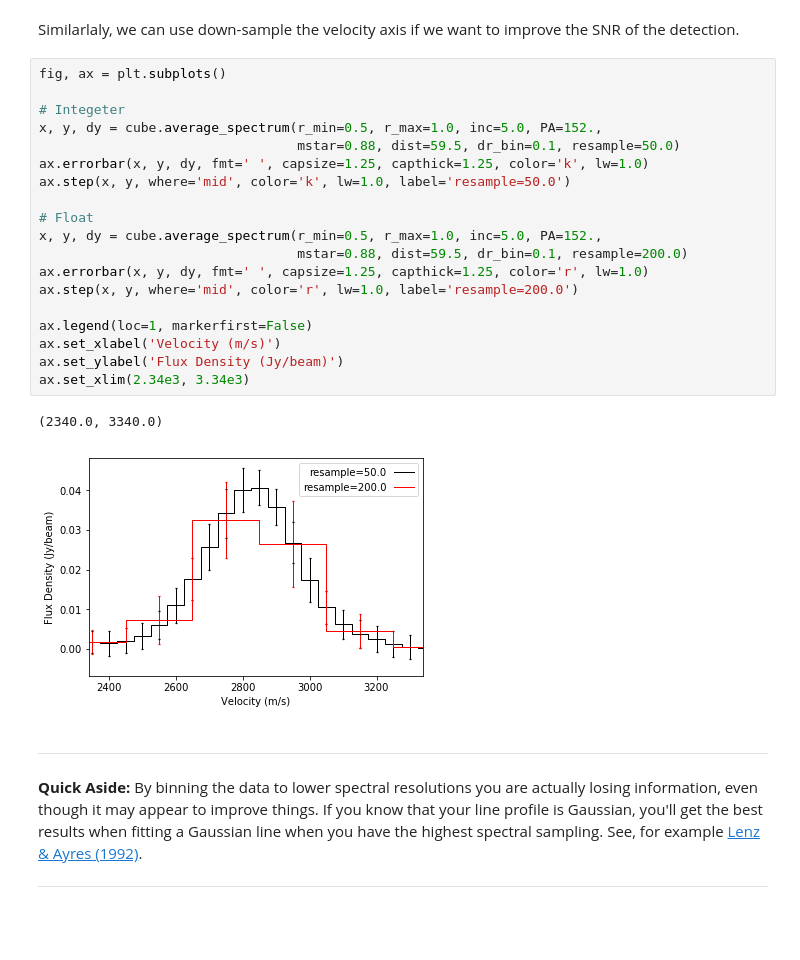
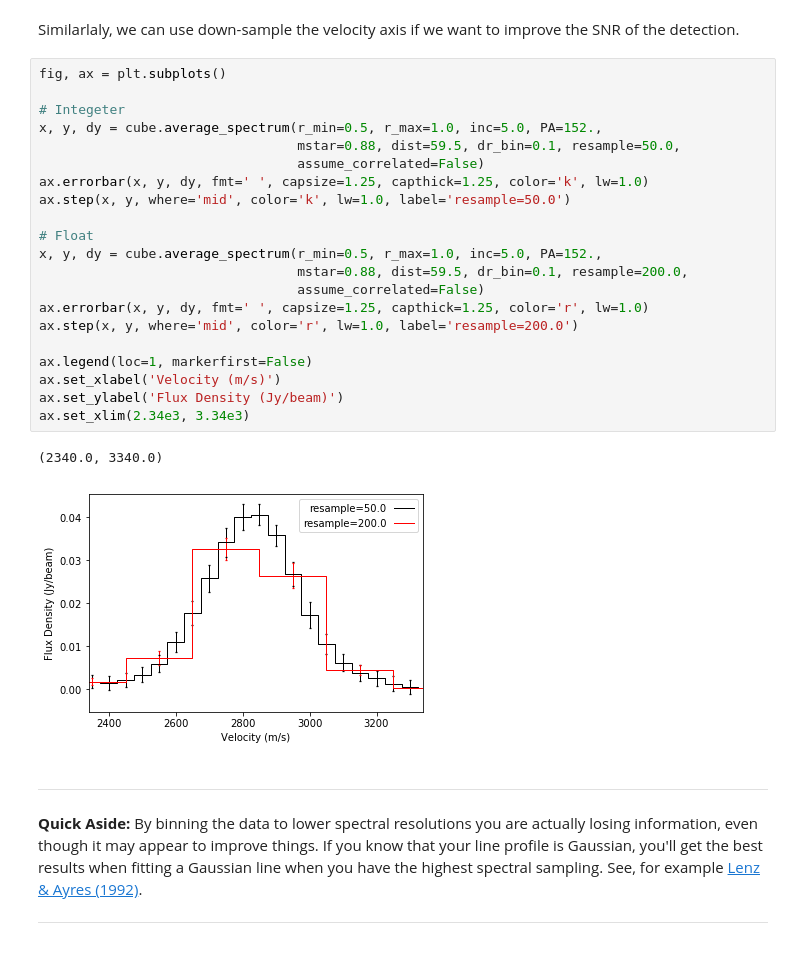
Before and after one commit to richteague/gofish, a Jupyter notebook: docs/user/fishing_basics.ipynb, the cells around one changed output. Cells and saved outputs as stored; diff of their text form.

```diff
--- a/docs/user/fishing_basics.ipynb
+++ b/docs/user/fishing_basics.ipynb
@@ -152,25 +184,27 @@ Similarlaly, we can use down-sample the velocity axis if we want to improve the
 # %%
 fig, ax = plt.subplots()
 
 # Integeter
 x, y, dy = cube.average_spectrum(r_min=0.5, r_max=1.0, inc=5.0, PA=152.,
-                                 mstar=0.88, dist=59.5, dr_bin=0.1, resample=50.0)
+                                 mstar=0.88, dist=59.5, dr_bin=0.1, resample=50.0,
+                                 assume_correlated=False)
 ax.errorbar(x, y, dy, fmt=' ', capsize=1.25, capthick=1.25, color='k', lw=1.0)
 ax.step(x, y, where='mid', color='k', lw=1.0, label='resample=50.0')
 
 # Float
 x, y, dy = cube.average_spectrum(r_min=0.5, r_max=1.0, inc=5.0, PA=152.,
-                                 mstar=0.88, dist=59.5, dr_bin=0.1, resample=200.0)
+                                 mstar=0.88, dist=59.5, dr_bin=0.1, resample=200.0,
+                                 assume_correlated=False)
 ax.errorbar(x, y, dy, fmt=' ', capsize=1.25, capthick=1.25, color='r', lw=1.0)
 ax.step(x, y, where='mid', color='r', lw=1.0, label='resample=200.0')
 
 ax.legend(loc=1, markerfirst=False)
 ax.set_xlabel('Velocity (m/s)')
 ax.set_ylabel('Flux Density (Jy/beam)')
 ax.set_xlim(2.34e3, 3.34e3)
 # %% [output]
 (2340.0, 3340.0)
-[figure, old version]
+[figure, new version]
 # %% [markdown]
 ____
 
```
Also changed, not shown: parts of 6 cells of this notebook, 1 other file.
